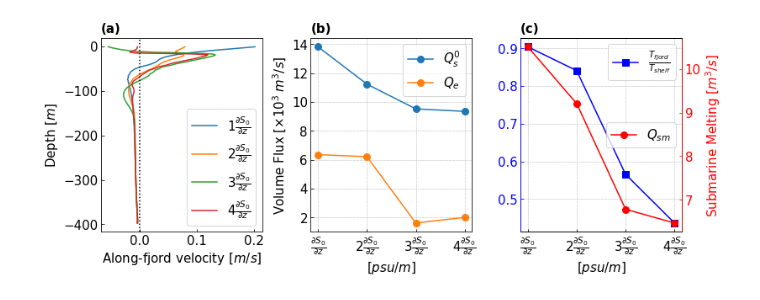
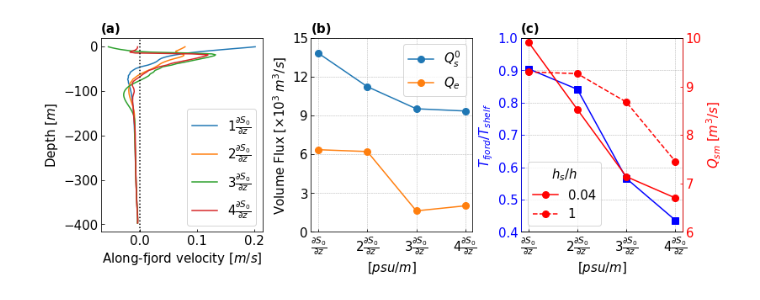
Before and after one commit to weiyangbao/Jupyter-Iceplume, a Jupyter notebook: Fjord Modeling/7_Q&H_Sz.ipynb, the cells around one changed output. Saved outputs shown, nothing was run; the diff lists cells and outputs as text; code cells hidden in the pictures.

Commit message:
New plot

```diff
--- a/Fjord Modeling/7_Q&H_Sz.ipynb
+++ b/Fjord Modeling/7_Q&H_Sz.ipynb
@@ -100,6 +100,12 @@ Qe1 = file1.Qe.data
 Qsm1 = file1.Qsm.data
 Tsr1 = file1.Ts.data / file1.Ts_in.data
 Tsre1 = file1.Ts_e.data / file1.Ts_in.data
+
+file2 = xr.open_dataset('~/Parameters/Sz_maxhs.nc')
+Qsm2 = file2.Qsm.data
+
+file3 = xr.open_dataset('~/Parameters/Sz_nosill.nc')
+Qsm3 = file3.Qsm.data
 # %%
 fig1 = plt.figure(figsize=(12,4))
 fig1.tight_layout()
@@ -136,7 +142,8 @@ ax2.grid(linestyle='--', linewidth=0.5)
 ax2.set_xticks([1, 2, 3, 4])
 ax2.set_xticklabels([r'$\frac{\partial S_0}{\partial z}$',r'$2\frac{\partial S_0}{\partial z}$',
                     r'$3\frac{\partial S_0}{\partial z}$',r'$4\frac{\partial S_0}{\partial z}$'])
-#ax1.set_ylim([0, .7])
+ax2.set_ylim([0, 15])
+ax2.set_yticks([0, 3, 6, 9, 12, 15])
 ax2.set_xlabel(r'[$psu/m$]', size=15)
 ax2.set_ylabel(r'Volume Flux [$\times 10^3\;m^3/s$]', size=15)
 ax2.set_title('(b)', loc='left', size=15, weight='bold')
@@ -145,46 +152,48 @@ ax2.tick_params(direction='in', labelsize=15)
 # Plot T,Qsm vs. Sz
 ax3 = fig1.add_subplot(133)
 plt.grid(linestyle = '--', linewidth = 0.5)
-ax3.plot(case,Tsre1,'s-b',ms=8,label=r'$\frac{T_{fjord}}{T_{shelf}}$')
+ax3.plot(case,Tsre1,'s-b',ms=8,label=r'$h_s/h=0.04$')
 #ax3.plot(case,alp22_1,'v-b',ms=8,label=r'$\alpha_{11}$')
 
-ax3.legend(loc='upper right', fontsize=15)
+#ax3.legend(loc='upper right', fontsize=15)
 ax3.tick_params(labelsize=15)
 ax3.set_xticks([1,2,3,4])
 ax3.set_xticklabels([r'$\frac{\partial S_0}{\partial z}$',r'$2\frac{\partial S_0}{\partial z}$',
                     r'$3\frac{\partial S_0}{\partial z}$',r'$4\frac{\partial S_0}{\partial z}$'])
-#ax1.set_ylim([0, .7])
+ax3.set_ylim([0.4, 1])
 ax3.set_xlabel(r'[$psu/m$]', size=15)
-#ax2.set_ylabel(r"$Q^2_{in}/Q^1_{in}$",fontsize=15,color='b')
+ax3.set_ylabel(r'$T_{fjord}/T_{shelf}$',fontsize=15,color='b')
 ax3.set_title('(c)', loc='left', size=15, weight='bold')
 ax3.tick_params(direction='in', labelsize=15)
 ax3.tick_params(axis='y', colors='blue')
 #for side in ax2.spines.keys():  # 'top', 'bottom', 'left', 'right'
 #    ax2.spines[side].set_linewidth(1.5)
 #    ax2.spines[side].set_color('red')
 
 ax4=ax3.twinx()
-ax4.plot(case,Qsm1,'o-r',ms=8,label=r'$Q_{sm}$')
+ax4.plot(case,Qsm1,'o-r',ms=8,label=r'0.04')
+#ax4.plot(case,Qsm2,'o--r',ms=8,label=r'0.12')
+ax4.plot(case,Qsm3,'o--r',ms=8,label=r'1')
 
-ax4.legend(loc='right', fontsize=15)
+ax4.legend(title=r'$h_s/h$',title_fontsize=15,loc='best', fontsize=15)
 ax4.spines['left'].set_color('blue')
 ax4.spines['right'].set_color('red')
 ax4.tick_params(axis='y', colors='red')
 
 ax4.tick_params(direction='in', labelsize=15)
-#ax3.set_ylim([1, 9])
+ax4.set_ylim([6, 10])
 #ax3.set_yticks([1.5, 3, 4.5, 6, 7.5, 9])
-ax4.set_ylabel(r"Submarine Melting $[m^3/s]$",fontsize=15,color='r')
+ax4.set_ylabel(r"$Q_{sm}\;[m^3/s]$",fontsize=15,color='r')
 
 # set the spacing between subplots
 plt.subplots_adjust(left=0.1,
                     bottom=0.1,
                     right=0.9,
                     top=0.9,
                     wspace=0.3,
                     hspace=0.2)
 # %% [output]
-[figure, old version]
+[figure, new version]
 # %%
 fig2 = plt.figure(figsize=(4,4))
 fig2.tight_layout()
```
Also changed, not shown: parts of 2 cells of this notebook, 1 other file.
